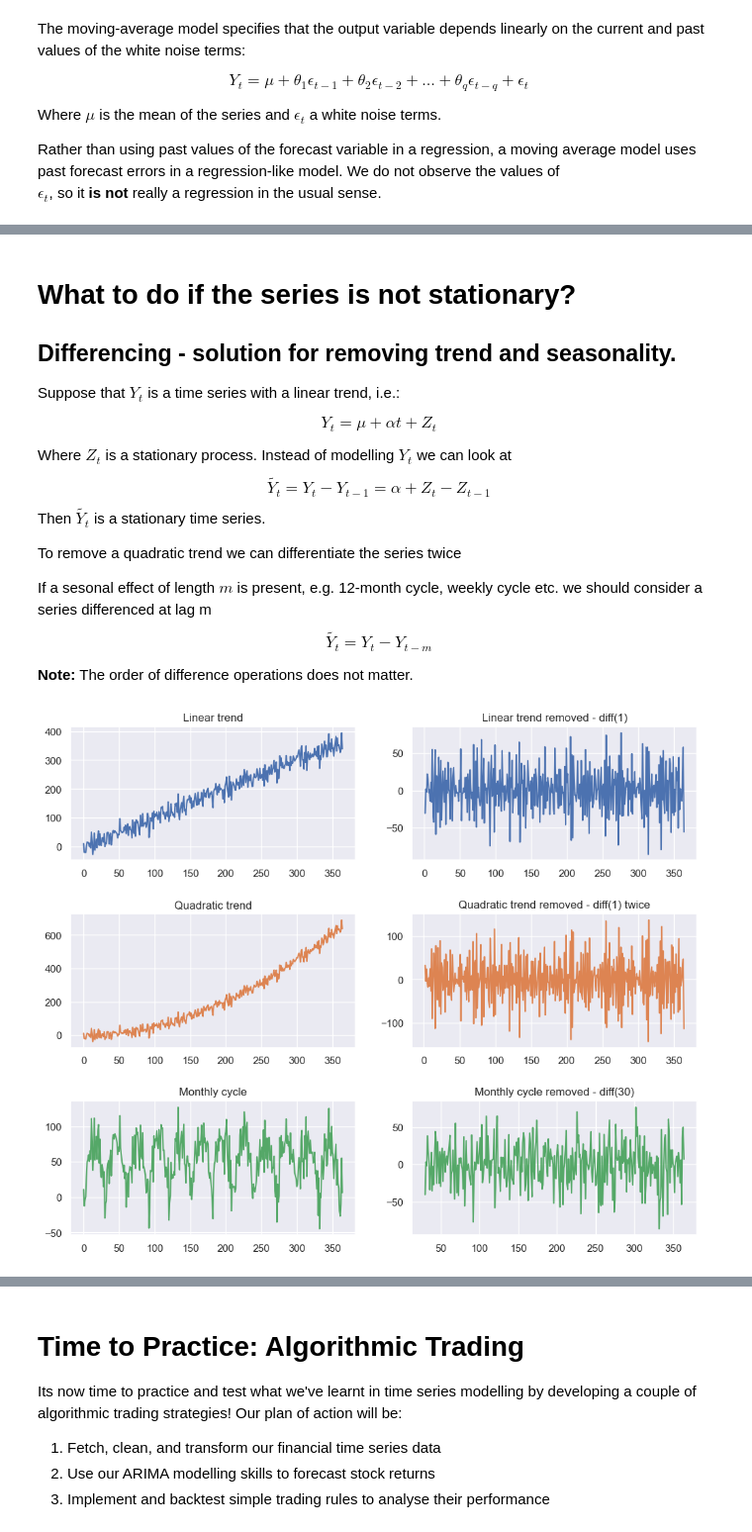
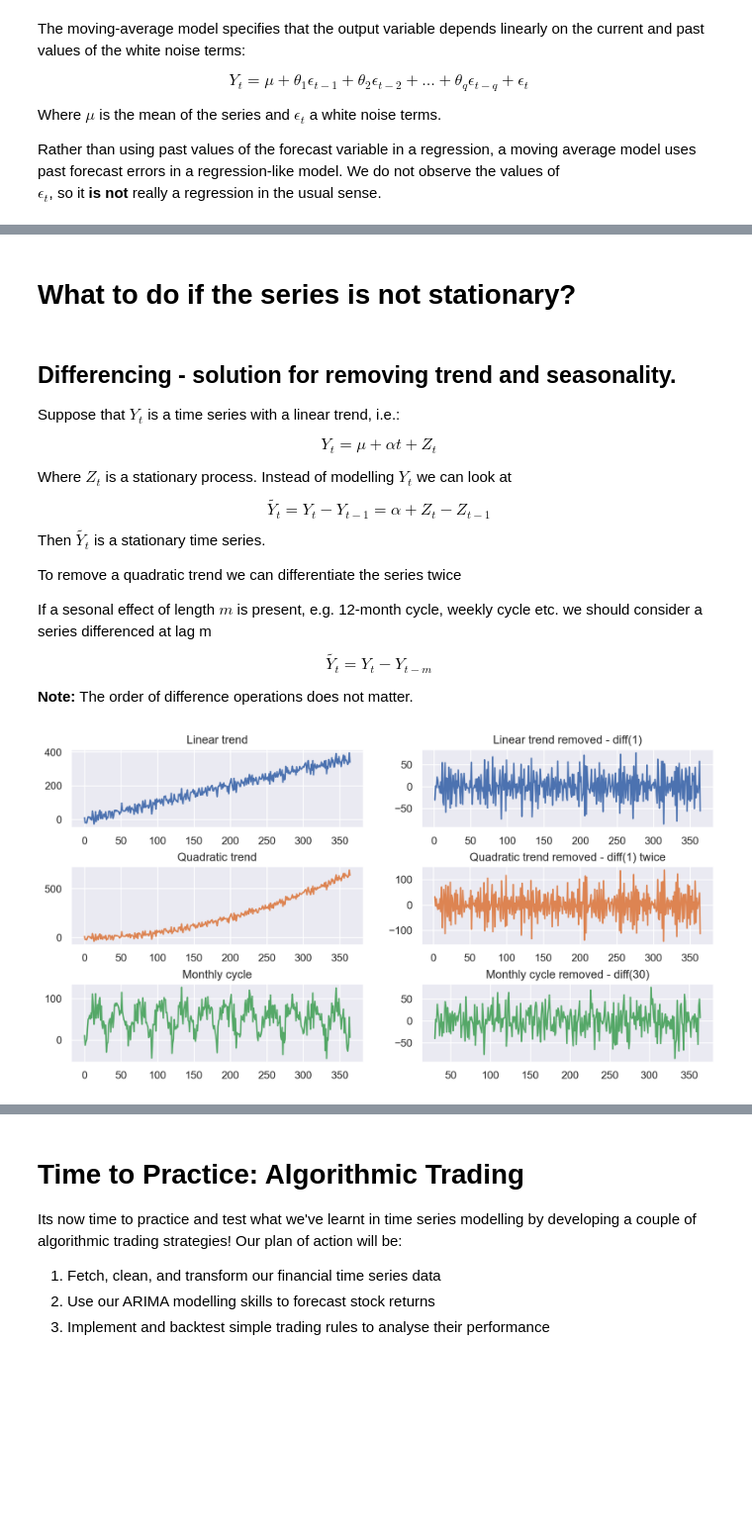
Before and after one commit to warwickdatasciencesociety/time-series-workshops, a Jupyter notebook: demo-notebook.ipynb, the cells around one changed output, grey strips where cells are left out. Shown at 99% size. Drawn from its saved outputs; the diff is of its cells as text; code cells hidden in the pictures; blank space fills up the shorter version.

```diff
--- a/demo-notebook.ipynb
+++ b/demo-notebook.ipynb
@@ -13,9 +13,16 @@ import pandas_datareader.data as web
 from statsmodels.tools.sm_exceptions import ValueWarning, HessianInversionWarning, ConvergenceWarning
 import warnings
 
+
+"""
+To convert to slides run:
+
+jupyter nbconvert demo-notebook.ipynb --to slides --no-prompt --TagRemovePreprocessor.remove_input_tags={\"to_remove\"} --post serve
+"""
+
 sns.set_theme()
-mpl.rcParams['figure.figsize'] = (10, 7)
-mpl.rcParams["figure.dpi"] = 100
+mpl.rcParams['figure.figsize'] = (10, 5)
+mpl.rcParams["figure.dpi"] = 200
 
 warnings.filterwarnings('ignore', category=ValueWarning)
 warnings.filterwarnings('ignore', category=HessianInversionWarning)
@@ -281,6 +307,6 @@ plot_acf_pacf(ma1, "MA(1) simulated process")
+# %% [markdown]
+# What to do if the series is not stationary?
 # %% [markdown]
-# What to do if the series is not stationary?
-
 ## Differencing - solution for removing trend and seasonality.
 
 Suppose that $Y_t$ is a time series with a linear trend, i.e.:
@@ -300,34 +338,21 @@ $$\tilde{Y_t} = Y_t - Y_{t-m}$$
 # %%
-# Generate series
-N = 365
-errors = norm.rvs(size=N, scale=20)
-y1 = np.arange(N) + errors  # linear trend
-y2 = 0.005 * np.power(np.arange(N), 2) + errors  # quadratic trend
-y3 = np.sin(np.arange(0, 365) % 30 / 10) * 80 + errors  # monthly cycle
-
-# Apply diferencing
-x1 = pd.Series(y1).diff()
-x2 = pd.Series(y2).diff().diff()
-x3 = pd.Series(y3).diff(30)
-
-
-fig, ax = plt.subplots(3, 2, figsize=(12, 10))
+fig, ax = plt.subplots(3, 2, figsize=(12, 6))
 # Plot original series
 ax[0][0].plot(y1, color="C0")
 ax[0][0].set_title("Linear trend")
 ax[1][0].plot(y2, color="C1")
 ax[1][0].set_title("Quadratic trend")
 ax[2][0].plot(y3, color="C2")
 ax[2][0].set_title("Monthly cycle")
 
 # Plot differenced series
 ax[0][1].plot(x1, color="C0")
 ax[0][1].set_title("Linear trend removed - diff(1)")
 ax[1][1].plot(x2, color="C1")
 ax[1][1].set_title("Quadratic trend removed - diff(1) twice")
 ax[2][1].plot(x3, color="C2")
 ax[2][1].set_title("Monthly cycle removed - diff(30)")
-plt.subplots_adjust(hspace=0.4)
+plt.subplots_adjust(hspace=0.5)
 plt.show()
 # %% [output]
-[figure, old version]
+[figure, new version]
```
Also changed, not shown: parts of 57 cells of this notebook, 3 other files.
